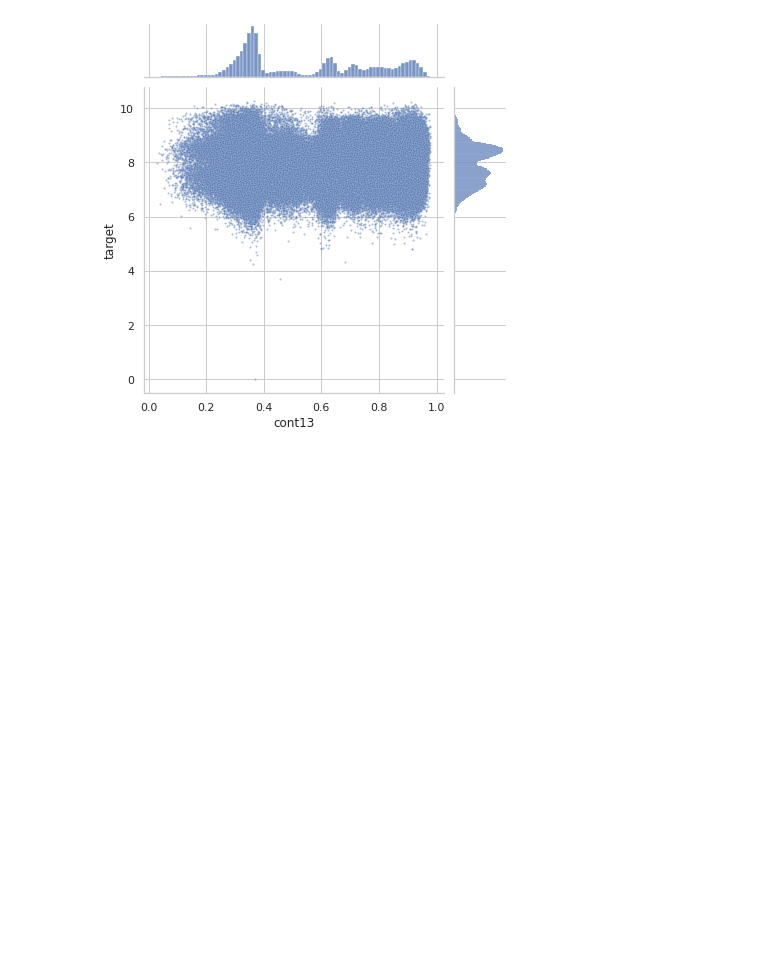
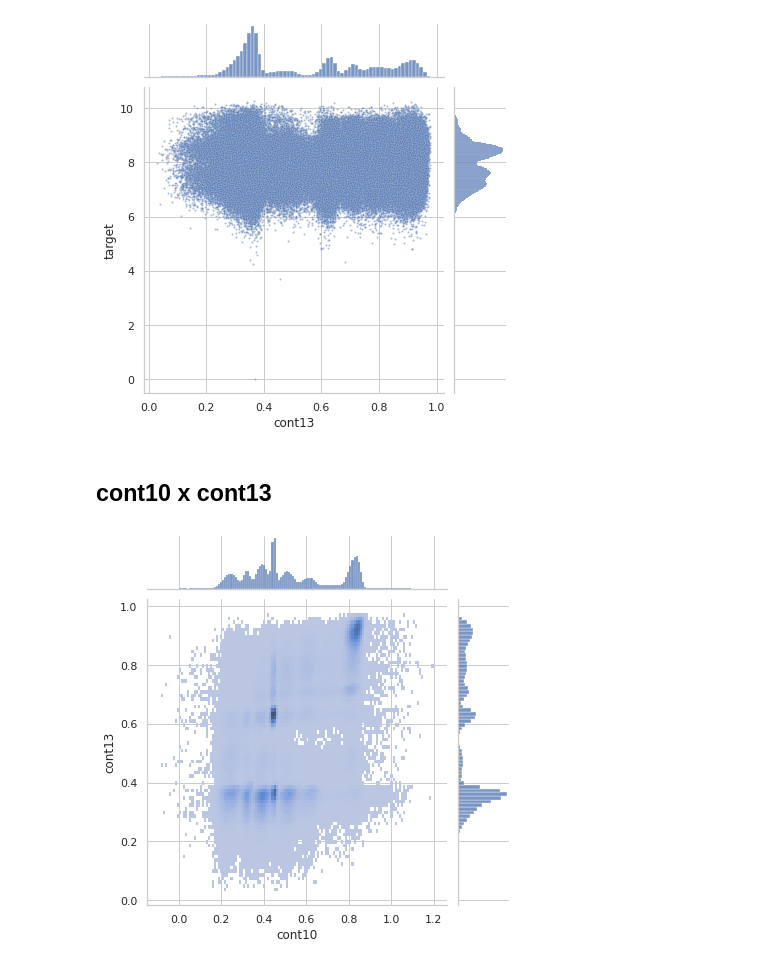
Before and after one commit to savioursho/tabular-playground-series-jan-2021, a Jupyter notebook: notebooks/05-eda.ipynb, the cells around one changed output. Drawn from its saved outputs; the diff is of its cells as text; code cells hidden in the pictures; blank space fills up the shorter version.

```diff
--- a/notebooks/05-eda.ipynb
+++ b/notebooks/05-eda.ipynb
@@ -145,3 +145,14 @@ sns.jointplot(
 );
 # %% [output]
 [figure]
+# %% [markdown]
+## cont10 x cont13
+# %%
+df_train.pipe(
+    (sns.jointplot, "data"),
+    x="cont10",
+    y="cont13",
+    kind="hist"
+);
+# %% [output]
+[figure, added]
```
Also changed, not shown: parts of 7 cells of this notebook, 1 other file.
